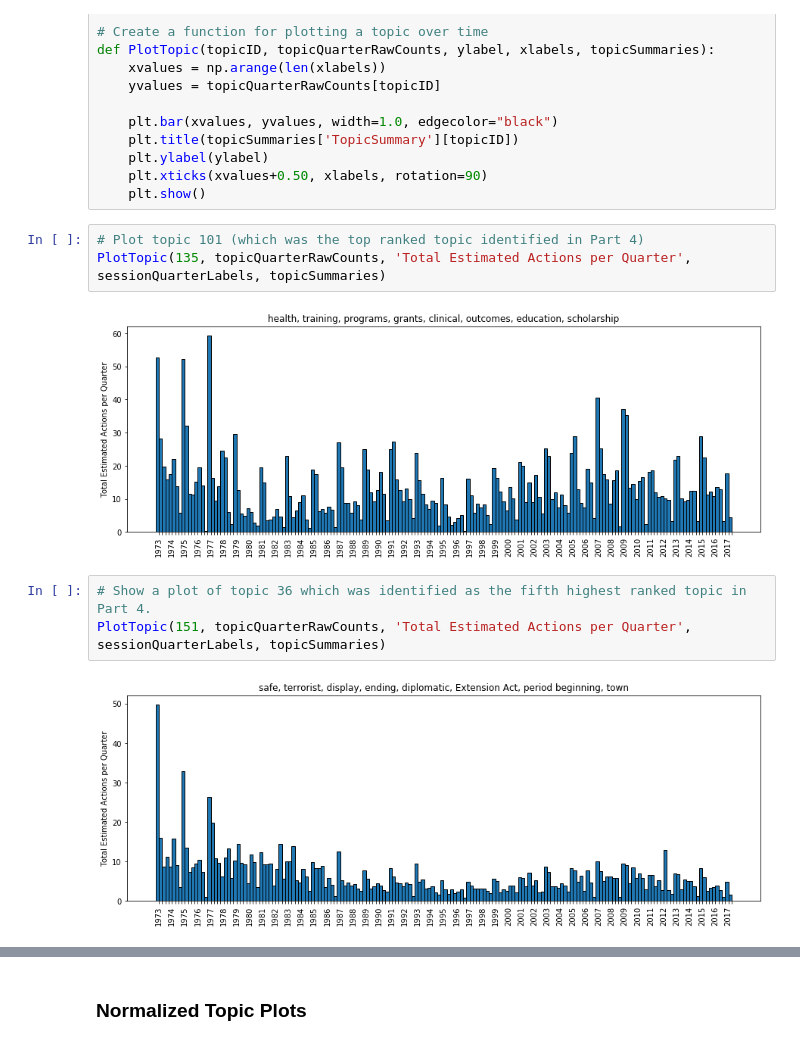
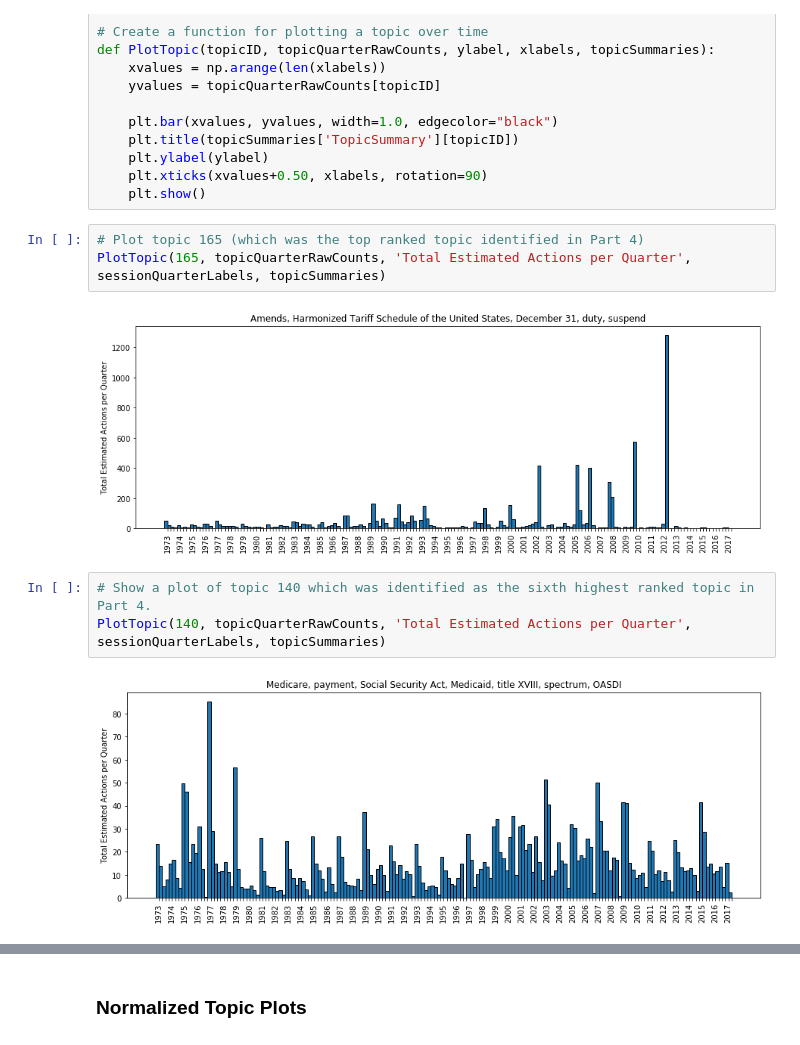
Before and after one commit to Azure-Samples/MachineLearningSamples-DocumentCollectionAnalysis, a Jupyter notebook: notebooks/5_Topic_Model_Analysis.ipynb, the cells around one changed output, grey strips where cells are left out. Cells and saved outputs as stored; diff of their text form.

```diff
--- a/notebooks/5_Topic_Model_Analysis.ipynb
+++ b/notebooks/5_Topic_Model_Analysis.ipynb
@@ -289,13 +288,13 @@ def PlotTopic(topicID, topicQuarterRawCounts, ylabel, xlabels, topicSummaries):
     plt.xticks(xvalues+0.50, xlabels, rotation=90)
     plt.show()
 # %%
-# Plot topic 101 (which was the top ranked topic identified in Part 4)
-PlotTopic(135, topicQuarterRawCounts, 'Total Estimated Actions per Quarter', sessionQuarterLabels, topicSummaries)
+# Plot topic 165 (which was the top ranked topic identified in Part 4)
+PlotTopic(165, topicQuarterRawCounts, 'Total Estimated Actions per Quarter', sessionQuarterLabels, topicSummaries)
 # %% [output]
-[figure, old version]
+[figure, new version]
 # %%
-# Show a plot of topic 36 which was identified as the fifth highest ranked topic in Part 4.
-PlotTopic(151, topicQuarterRawCounts, 'Total Estimated Actions per Quarter', sessionQuarterLabels, topicSummaries)
+# Show a plot of topic 140 which was identified as the sixth highest ranked topic in Part 4.
+PlotTopic(140, topicQuarterRawCounts, 'Total Estimated Actions per Quarter', sessionQuarterLabels, topicSummaries)
 # %% [output]
-[figure, old version]
+[figure, new version]
 # %%
```
Also changed, not shown: parts of 19 cells of this notebook, 9 other files.
